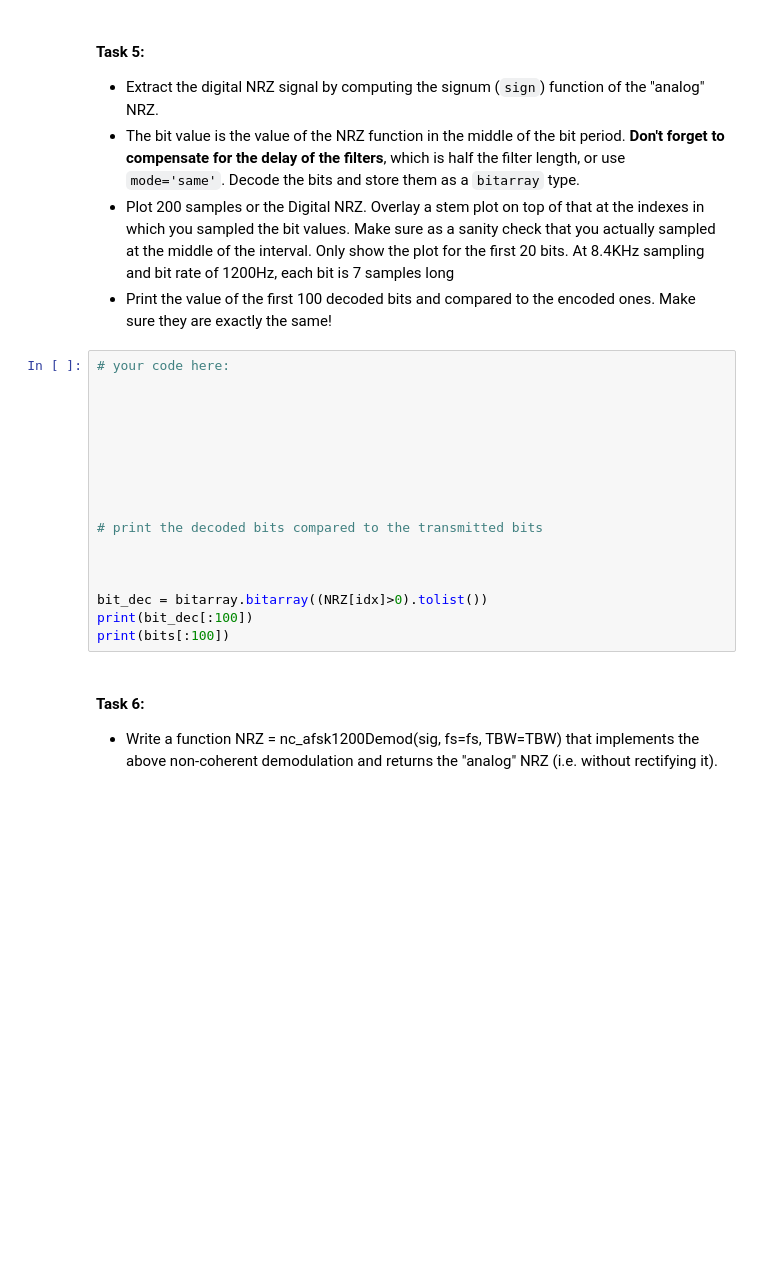
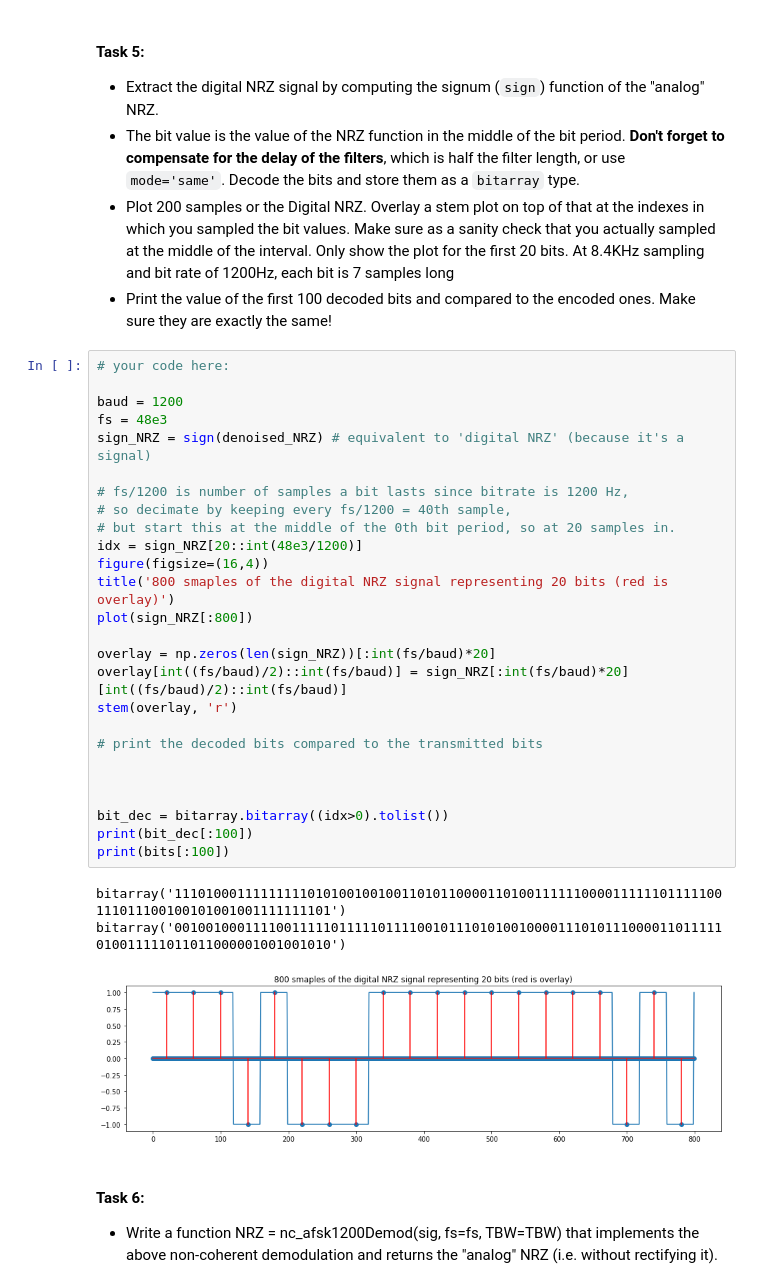
Before and after one commit to lm-t/ee123-labs, a Jupyter notebook: lab4_part_II/Lab4_Part_B-AFSK.ipynb, the cells around one changed output. Saved outputs shown, nothing was run; the diff lists cells and outputs as text; blank space fills up the shorter version.

```diff
--- a/lab4_part_II/Lab4_Part_B-AFSK.ipynb
+++ b/lab4_part_II/Lab4_Part_B-AFSK.ipynb
@@ -182,23 +281,36 @@ After we implement our APRS receiver, you could play with parameters to improve
 * The bit value is the value of the NRZ function in the middle of the bit period.  **Don't forget to compensate for the delay of the filters**, which is half the filter length, or use `mode='same'`. Decode the bits and store them as a `bitarray` type.
 * Plot 200 samples or the Digital NRZ. Overlay a stem plot on top of that at the indexes in which you sampled the bit values. Make sure as a sanity check that you actually sampled at the middle of the interval. Only show the plot for the first 20 bits. At 8.4KHz sampling and bit rate of 1200Hz, each bit is 7 samples long
 * Print the value of the first 100 decoded bits and compared to the encoded ones. Make sure they are exactly the same!
-# %%
-# your code here:
-
-
-
-
-
-
-
-
-# print the decoded bits compared to the transmitted bits
-
-
-
-bit_dec = bitarray.bitarray((NRZ[idx]>0).tolist())
-print(bit_dec[:100])
-print(bits[:100])
+# %%
+# your code here:
+
+baud = 1200
+fs = 48e3
+sign_NRZ = sign(denoised_NRZ) # equivalent to 'digital NRZ' (because it's a signal)
+
+# fs/1200 is number of samples a bit lasts since bitrate is 1200 Hz,
+# so decimate by keeping every fs/1200 = 40th sample,
+# but start this at the middle of the 0th bit period, so at 20 samples in.
+idx = sign_NRZ[20::int(48e3/1200)]
+figure(figsize=(16,4))
+title('800 smaples of the digital NRZ signal representing 20 bits (red is overlay)')
+plot(sign_NRZ[:800])
+
+overlay = np.zeros(len(sign_NRZ))[:int(fs/baud)*20]
+overlay[int((fs/baud)/2)::int(fs/baud)] = sign_NRZ[:int(fs/baud)*20][int((fs/baud)/2)::int(fs/baud)]
+stem(overlay, 'r')
+
+# print the decoded bits compared to the transmitted bits
+
+
+
+bit_dec = bitarray.bitarray((idx>0).tolist())
+print(bit_dec[:100])
+print(bits[:100])
+# %% [output]
+bitarray('1110100011111111101010010010011010110000110100111111000011111101111100111011100100101001001111111101')
+bitarray('0010010001111001111101111101111001011101010010000111010111000011011111010011111011011000001001001010')
+[figure, added]
 # %% [markdown]
 #### Task 6:
 
```
Also changed, not shown: parts of 13 cells of this notebook.
